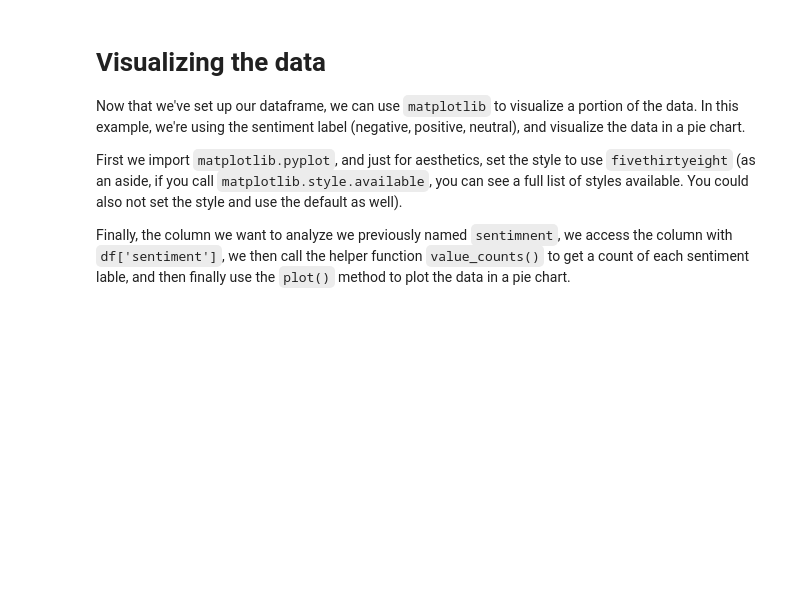
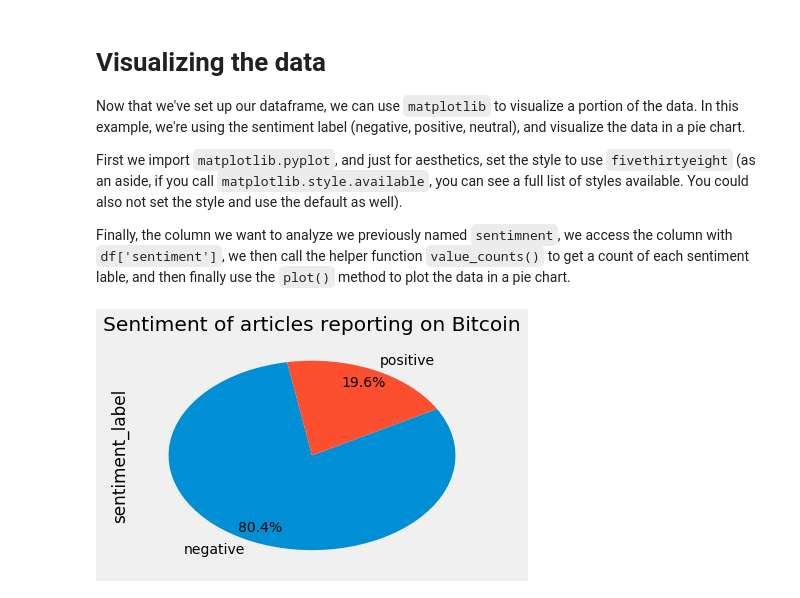
Before and after one commit to IBM/crypto-discovery-news-sentiment-analysis, a Jupyter notebook: notebooks/crypto-analysis.ipynb, the cells around one changed output. Drawn from its saved outputs; the diff is of its cells as text; code cells hidden in the pictures; blank space fills up the shorter version.

Commit message:
remove the explode parameter

```diff
--- a/notebooks/crypto-analysis.ipynb
+++ b/notebooks/crypto-analysis.ipynb
@@ -124,18 +132,19 @@ Finally, the column we want to analyze we previously named `sentimnent`, we acce
 # %%
 import matplotlib.pyplot as plt
 plt.style.use('fivethirtyeight')
 
 df['sentiment_label'].value_counts().plot(kind='pie',
                                     subplots=False,
-                                    explode=(0.05, 0.05, 0.05),
                                     startangle=100,
                                     pctdistance=0.85,
                                     autopct='%1.1f%%',
                                     title='Sentiment of articles reporting on Bitcoin')
 
 # center_circle = plt.Circle((0,0),0.70,fc='white')
 # fig = plt.gcf()
 # fig.gca().add_artist(center_circle)
 
 plt.tight_layout()
 plt.show()
+# %% [output]
+[figure, added]
```
Also changed, not shown: parts of 1 cell of this notebook.
